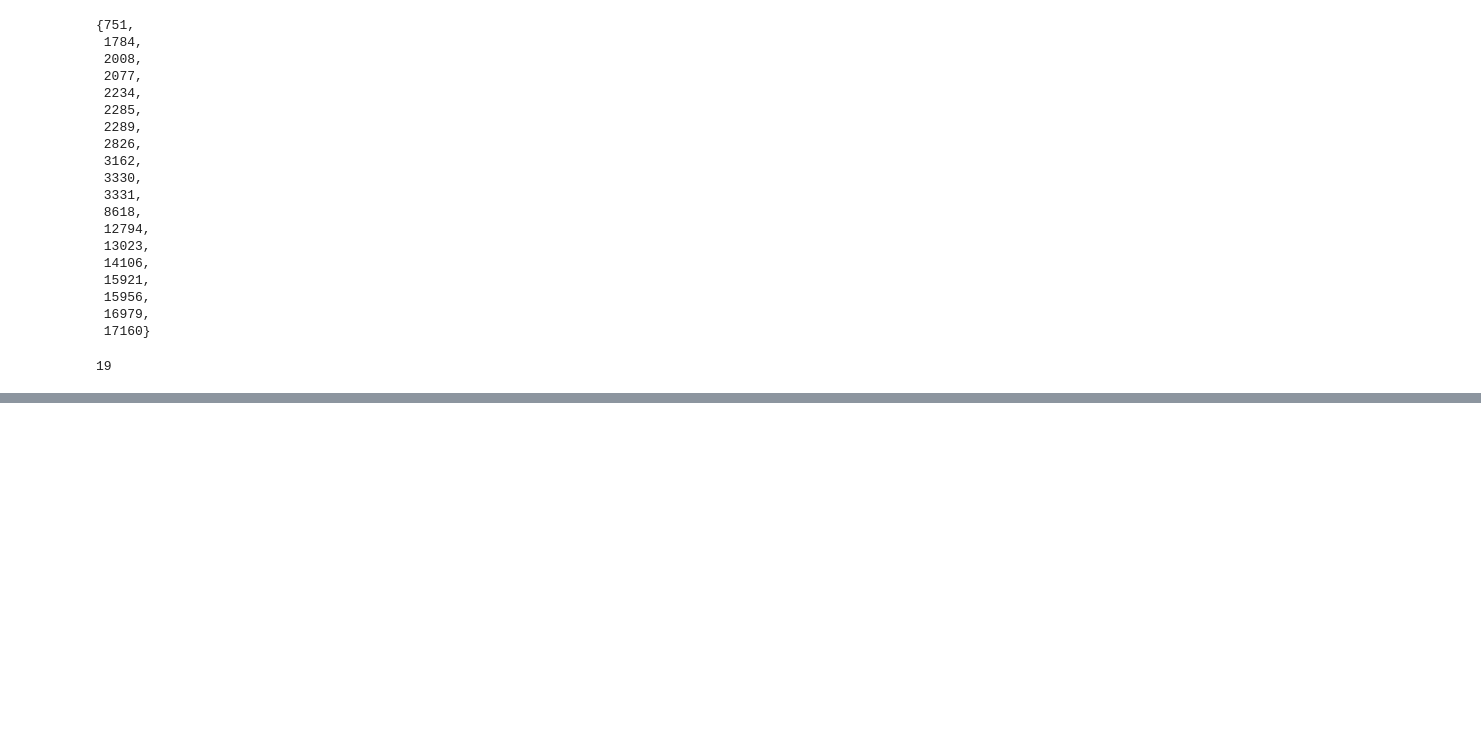
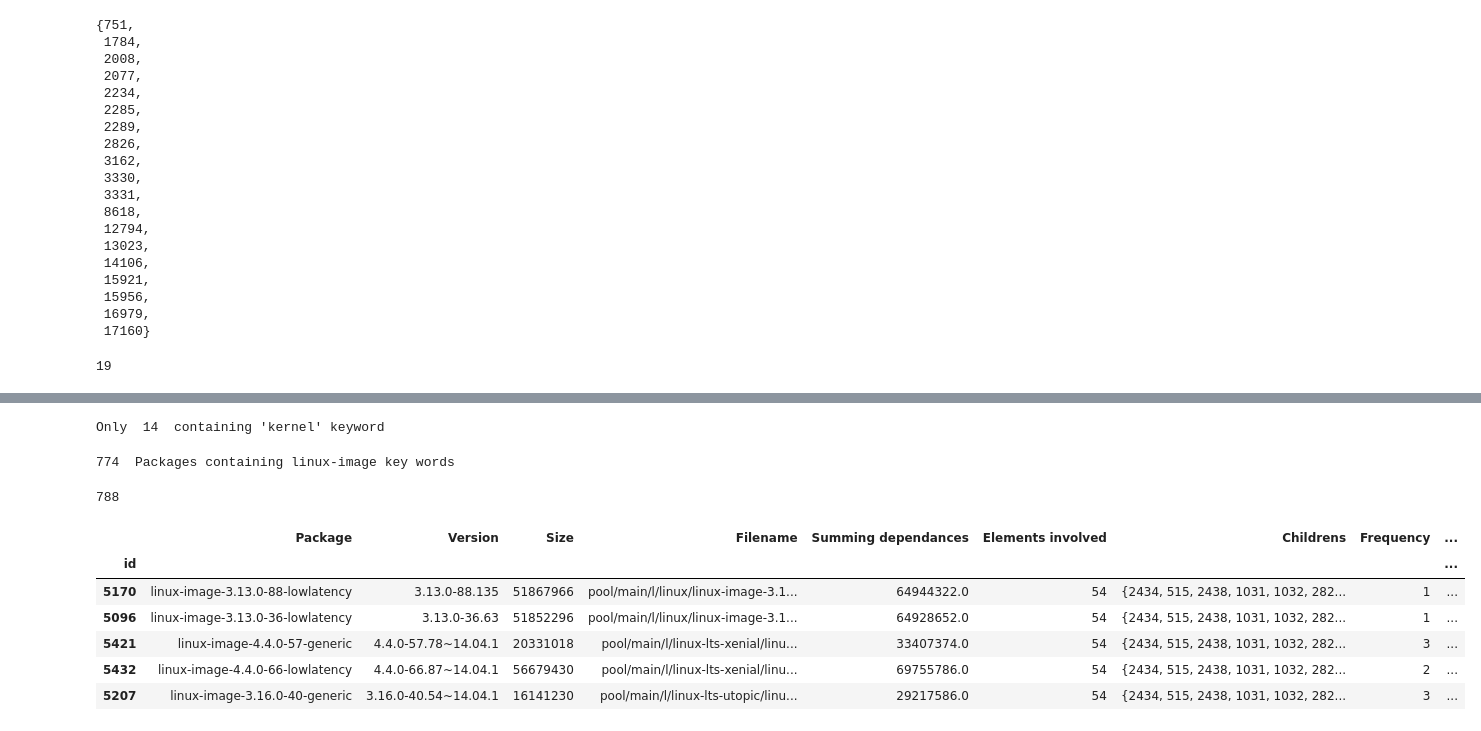
Before and after one commit to alex35469/fingerpatch, a Jupyter notebook: attack/Attack_vizualization.ipynb, the cells around one changed output, grey strips where cells are left out. Drawn from its saved outputs; the diff is of its cells as text; code cells hidden in the pictures; blank space fills up the shorter version.

```diff
--- a/attack/Attack_vizualization.ipynb
+++ b/attack/Attack_vizualization.ipynb
@@ -1214,0 +1220,4 @@ trace
+# %%
+print("Only ",len(gt[gt.Package.str.contains("kernel-")])," containing 'kernel' keyword")
+# %% [output]
+Only  14  containing 'kernel' keyword
@@ -1214,0 +1228,19 @@ trace
+# %%
+print(len(lin_im), " Packages containing linux-image key words")
+# %% [output]
+774  Packages containing linux-image key words
+# %%
+kernel_package = pd.concat([kernel_keyword, lin_im])
+print(len(kernel_package))
+# %% [output]
+788
+# %%
+lin_im.sample(5)
+# %% [output]
+|  | Package | Version | Size | Filename | Summing dependances | Elements involved | Childrens | Frequency | ... |
+| id |  |  |  |  |  |  |  |  | ... |
+| 5170 | linux-image-3.13.0-88-lowlatency | 3.13.0-88.135 | 51867966 | pool/main/l/linux/linux-image-3.1... | 64944322.0 | 54 | {2434, 515, 2438, 1031, 1032, 282... | 1 | ... |
+| 5096 | linux-image-3.13.0-36-lowlatency | 3.13.0-36.63 | 51852296 | pool/main/l/linux/linux-image-3.1... | 64928652.0 | 54 | {2434, 515, 2438, 1031, 1032, 282... | 1 | ... |
+| 5421 | linux-image-4.4.0-57-generic | 4.4.0-57.78~14.04.1 | 20331018 | pool/main/l/linux-lts-xenial/linu... | 33407374.0 | 54 | {2434, 515, 2438, 1031, 1032, 282... | 3 | ... |
+| 5432 | linux-image-4.4.0-66-lowlatency | 4.4.0-66.87~14.04.1 | 56679430 | pool/main/l/linux-lts-xenial/linu... | 69755786.0 | 54 | {2434, 515, 2438, 1031, 1032, 282... | 2 | ... |
+| 5207 | linux-image-3.16.0-40-generic | 3.16.0-40.54~14.04.1 | 16141230 | pool/main/l/linux-lts-utopic/linu... | 29217586.0 | 54 | {2434, 515, 2438, 1031, 1032, 282... | 3 | ... |
```
Also changed, not shown: parts of 18 cells of this notebook.
